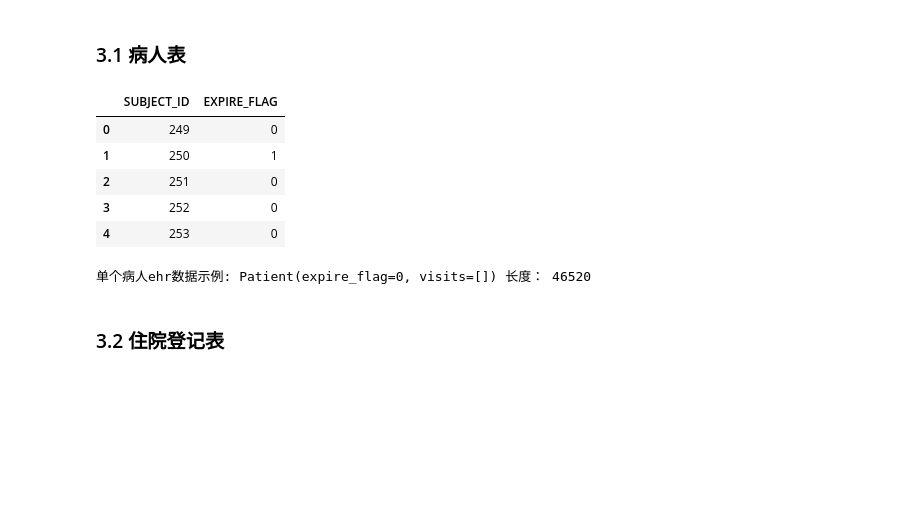
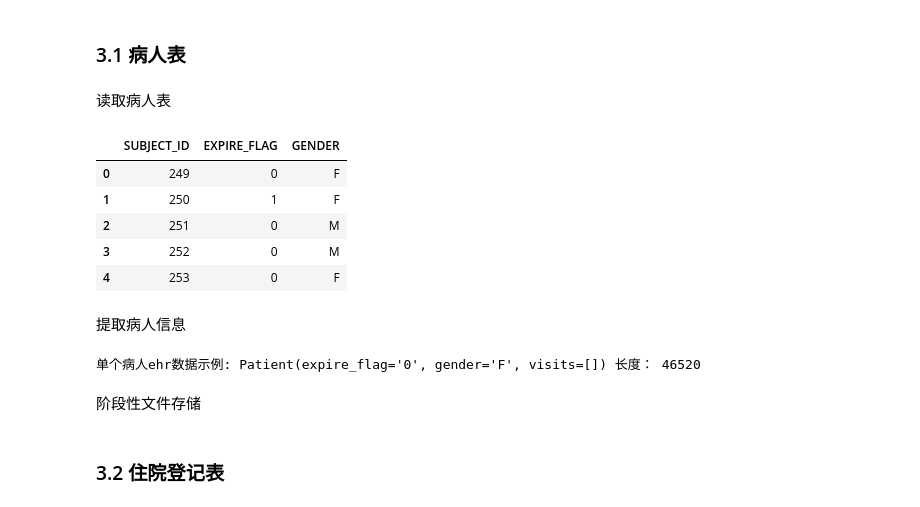
Before and after one commit to HoBinspire/MIMIC3_mapper, a Jupyter notebook: code_mapper/work.ipynb, the cells around one changed output. Drawn from its saved outputs; the diff is of its cells as text; code cells hidden in the pictures; blank space fills up the shorter version.

```diff
--- a/code_mapper/work.ipynb
+++ b/code_mapper/work.ipynb
@@ -140,28 +139,35 @@ labevents_field = []
 ehrBase = {}  # 初始化 字典，key 为 病人唯一 id, value 为
 # %% [markdown]
 ### 3.1 病人表
+# %% [markdown]
+读取病人表
 # %%
 table = readcsv('../dataset/MIMICIII_data/', 'PATIENTS.csv')
-fliter = ['SUBJECT_ID', 'EXPIRE_FLAG']
+fliter = ['SUBJECT_ID', 'EXPIRE_FLAG', 'GENDER']
 table = table[fliter]
 table.head()
 # %% [output]
-|  | SUBJECT_ID | EXPIRE_FLAG |
-| 0 | 249 | 0 |
-| 1 | 250 | 1 |
-| 2 | 251 | 0 |
-| 3 | 252 | 0 |
-| 4 | 253 | 0 |
+|  | SUBJECT_ID | EXPIRE_FLAG | GENDER |
+| 0 | 249 | 0 | F |
+| 1 | 250 | 1 | F |
+| 2 | 251 | 0 | M |
+| 3 | 252 | 0 | M |
+| 4 | 253 | 0 | F |
+# %% [markdown]
+提取病人信息
 # %%
 # 遍历 DataFrame 的每一行
 for index, row in table.iterrows():
     patient_id = row['SUBJECT_ID']
     expire_flag = row['EXPIRE_FLAG']
+    gender = row['GENDER']
 
-    patient = Patient(expire_flag=expire_flag)
+    patient = Patient(expire_flag=expire_flag, gender=gender)
 
     ehrBase[str(patient_id)] = patient
 
 print('单个病人ehr数据示例:', ehrBase['249'] ,'长度：', len(ehrBase))
 # %% [output]
-单个病人ehr数据示例: Patient(expire_flag=0, visits=[]) 长度： 46520
+单个病人ehr数据示例: Patient(expire_flag='0', gender='F', visits=[]) 长度： 46520
+# %% [markdown]
+阶段性文件存储
```
Also changed, not shown: parts of 36 cells of this notebook.
